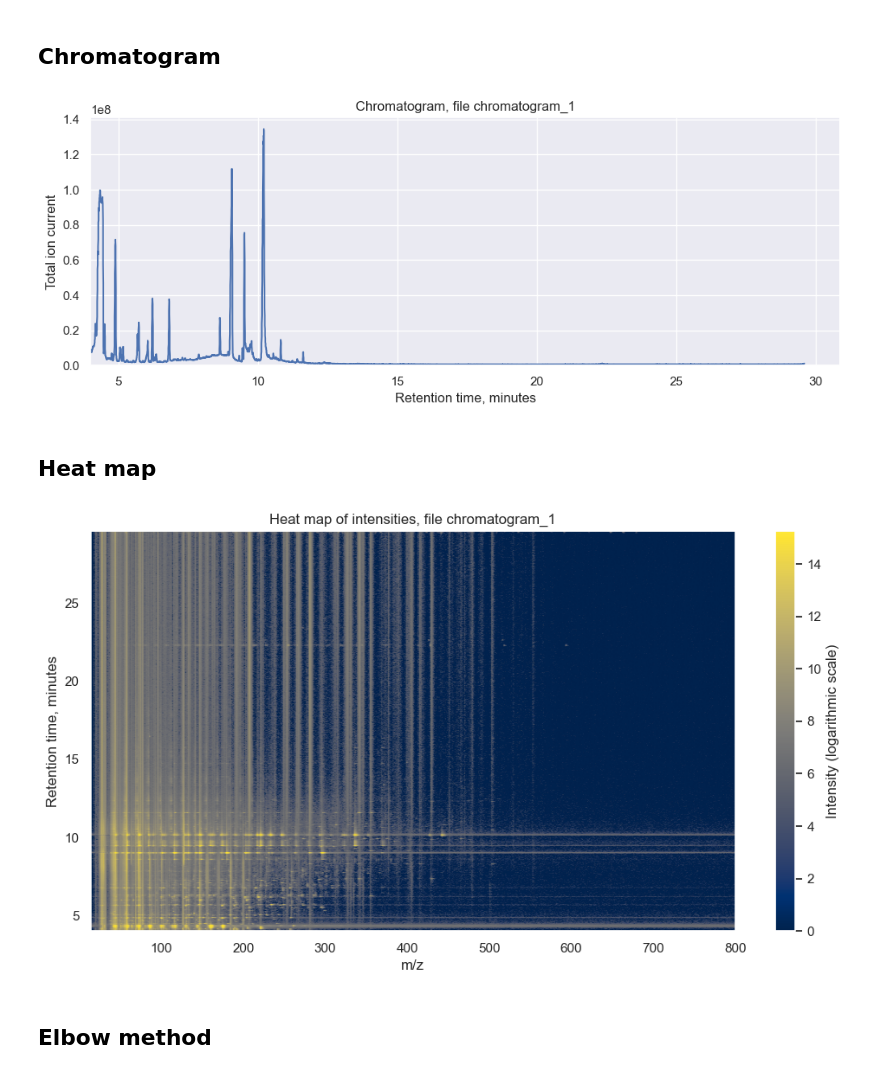
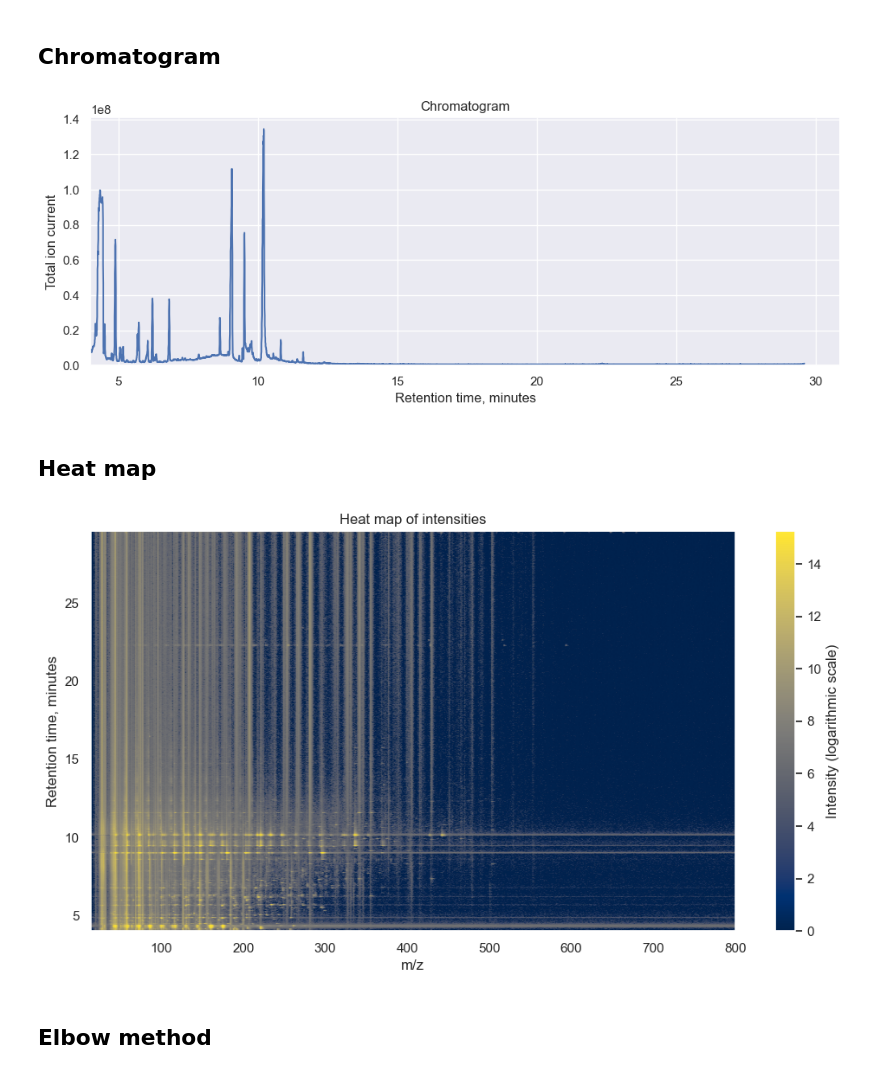
Before and after one commit to avsakharov/mass-spectrometry, a Jupyter notebook: spectra_clustering.ipynb, the cells around one changed output. Drawn from its saved outputs; the diff is of its cells as text; code cells hidden in the pictures.

```diff
--- a/spectra_clustering.ipynb
+++ b/spectra_clustering.ipynb
@@ -20,11 +23,17 @@ sns.set_theme()
 # %% [markdown]
 ## Extract data
 # %%
-file_path = 'data/chromatogram/chromatogram_1.mzxml'
-file_name = os.path.splitext(os.path.basename(file_path))[0]
+download_url = 'https://getfile.dokpub.com/yandex/get/https://yadi.sk/d/hsVX9julguUOPQ'
 
-ms_data = mzxml.read(file_path)
-spectra = list(ms_data)  # List containing all spectra of the chromatogram
+# Getting data from the cloud
+response = requests.get(download_url, stream=True)
+if response.status_code == 200:
+    file_stream = io.BytesIO(response.content)
+    ms_data = mzxml.read(file_stream)
+    spectra = list(ms_data)  # List containing all spectra of the chromatogram
+else:
+    print(f'Failed to download file. Status code: {response.status_code}')
+    sys.exit()
 
 print(f'Number of mass spectra: {len(spectra)}')
 gcms = []  # gas chromatography–mass spectrometry
@@ -41,7 +50,6 @@ for spec in spectra:
 
     metadata = {
         'id': spec['id'],
-        'file name': file_name,
         'retention time': round(spec['retentionTime'], 2),  # Retention time, rounded to hundredths
         'total ion current': intensities.sum(),
         'array length': spec['peaksCount'],
@@ -59,19 +67,19 @@ Number of mass spectra: 7617
 # %%
 # Arrays of retention times and total ion currents
 retention_times = np.array([spectrum.metadata['retention time'] for spectrum in gcms])
 tot_ion_currents = np.array([spectrum.metadata['total ion current'] for spectrum in gcms])
 
 # Chromatogram image
 plt.figure(figsize=(12,4))
 plt.plot(retention_times, tot_ion_currents)
 plt.xlim(left=retention_times.min())
 plt.ylim(bottom=0)
 plt.xlabel('Retention time, minutes')
 plt.ylabel('Total ion current')
-plt.title(f'Chromatogram, file {file_name}')
+plt.title(f'Chromatogram')
 plt.show()
 # %% [output]
-[figure, old version]
+[figure, new version]
 # %% [markdown]
 ## Heat map
 # %%
@@ -87,10 +95,10 @@ heatmap = plt.pcolormesh(Mz, RetentionTimes, log_intensities, cmap='cividis', sh
 plt.colorbar(heatmap, label='Intensity (logarithmic scale)')
 plt.xlabel('m/z')
 plt.ylabel('Retention time, minutes')
-plt.title(f'Heat map of intensities, file {file_name}')
+plt.title(f'Heat map of intensities')
 plt.show()
 # %% [output]
-[figure, old version]
+[figure, new version]
 # %% [markdown]
 ## Elbow method
 # %%
```
Also changed, not shown: parts of 3 cells of this notebook.
